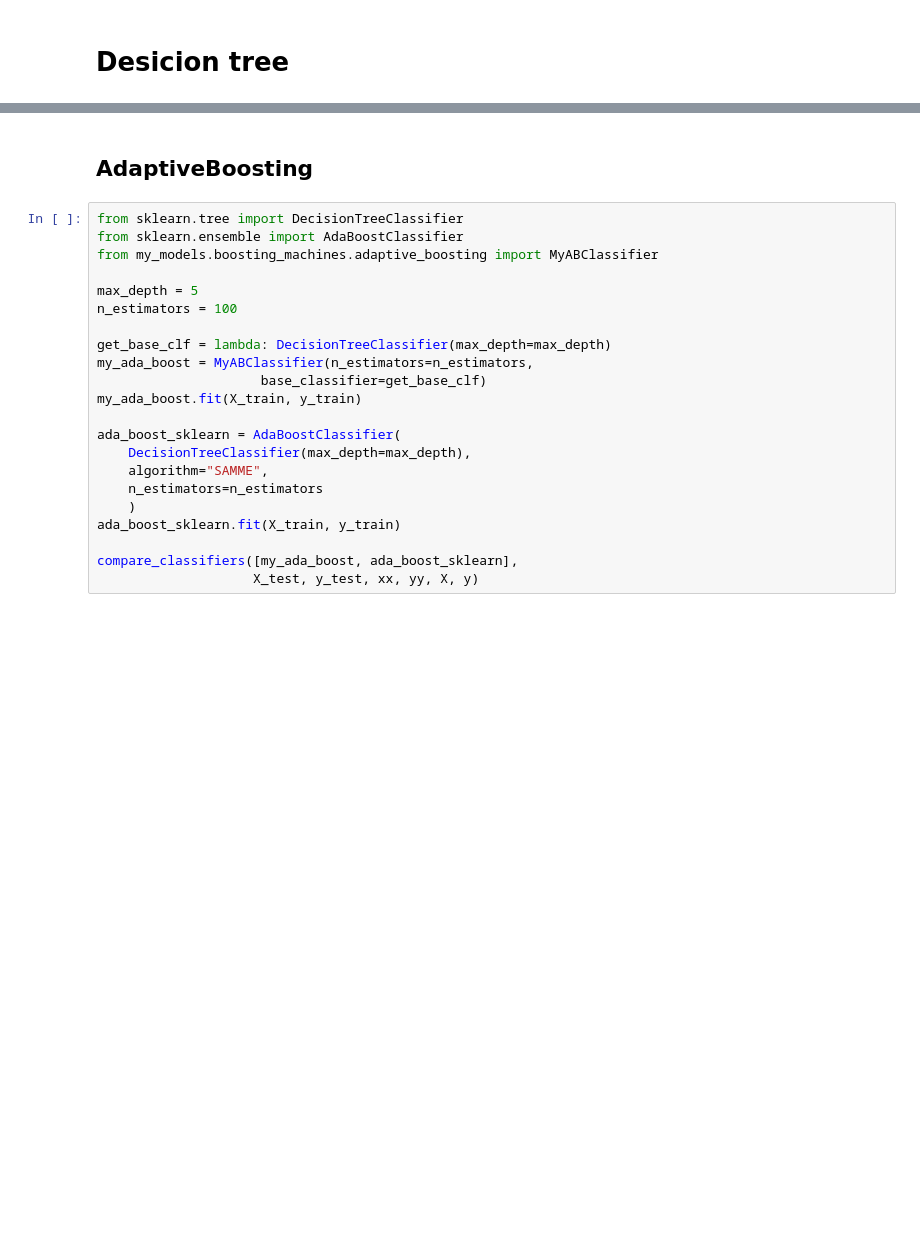
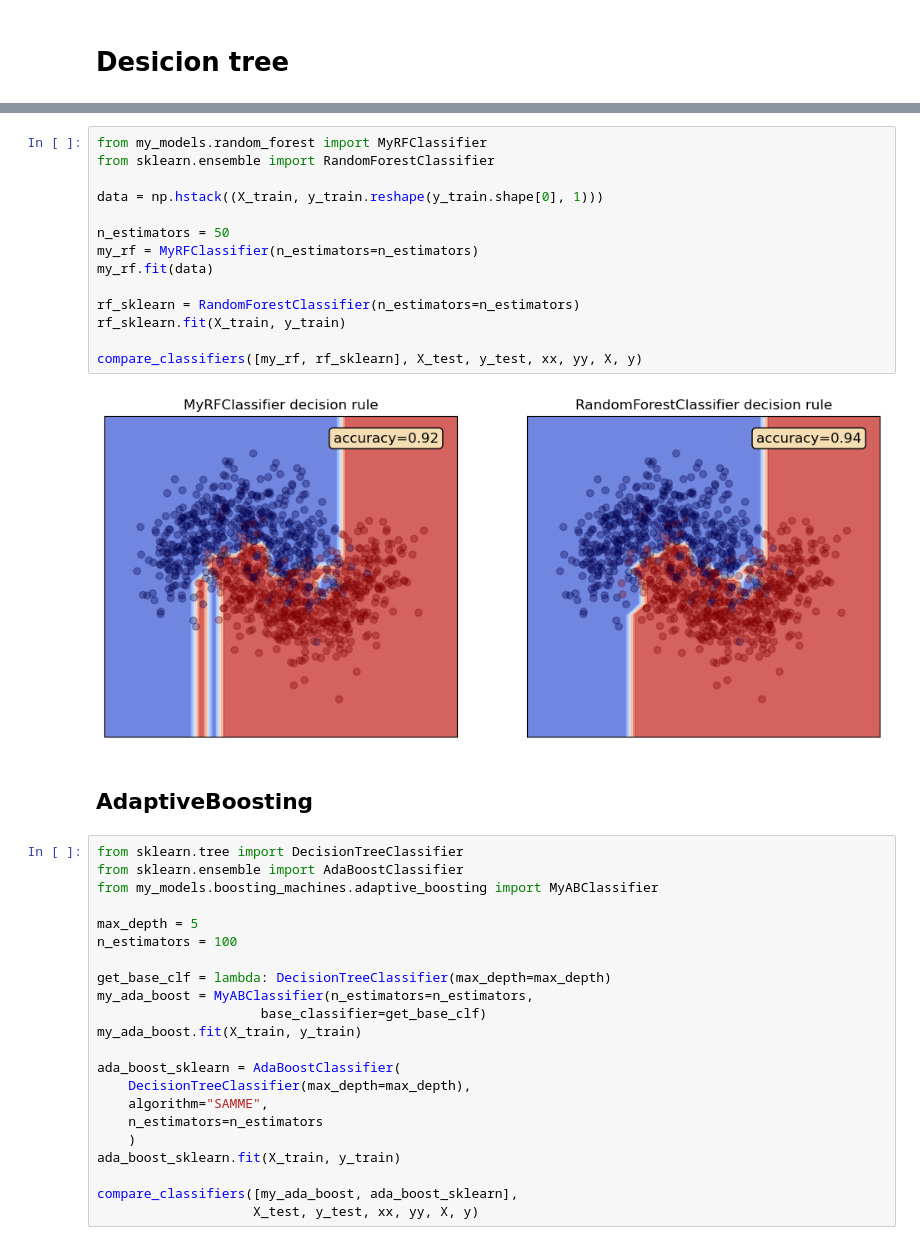
Before and after one commit to iliatarasov/machine-learning-algorithms-from-scratch, a Jupyter notebook: machine learning algorithms from scratch.ipynb, the cells around one changed output, grey strips where cells are left out. Saved outputs shown, nothing was run; the diff lists cells and outputs as text; blank space fills up the shorter version.

```diff
--- a/machine learning algorithms from scratch.ipynb
+++ b/machine learning algorithms from scratch.ipynb
@@ -52,3 +53,19 @@ compare_classifiers([dt, dt_sklearn], X_test, y_test, xx, yy, X, y)
+# %%
+from my_models.random_forest import MyRFClassifier
+from sklearn.ensemble import RandomForestClassifier
+
+data = np.hstack((X_train, y_train.reshape(y_train.shape[0], 1)))
+
+n_estimators = 50
+my_rf = MyRFClassifier(n_estimators=n_estimators)
+my_rf.fit(data)
+
+rf_sklearn = RandomForestClassifier(n_estimators=n_estimators)
+rf_sklearn.fit(X_train, y_train)
+
+compare_classifiers([my_rf, rf_sklearn], X_test, y_test, xx, yy, X, y)
+# %% [output]
+[figure, added]
 # %% [markdown]
 ## AdaptiveBoosting
 # %%
```
Also changed, not shown: parts of 7 cells of this notebook, 1 other file.
